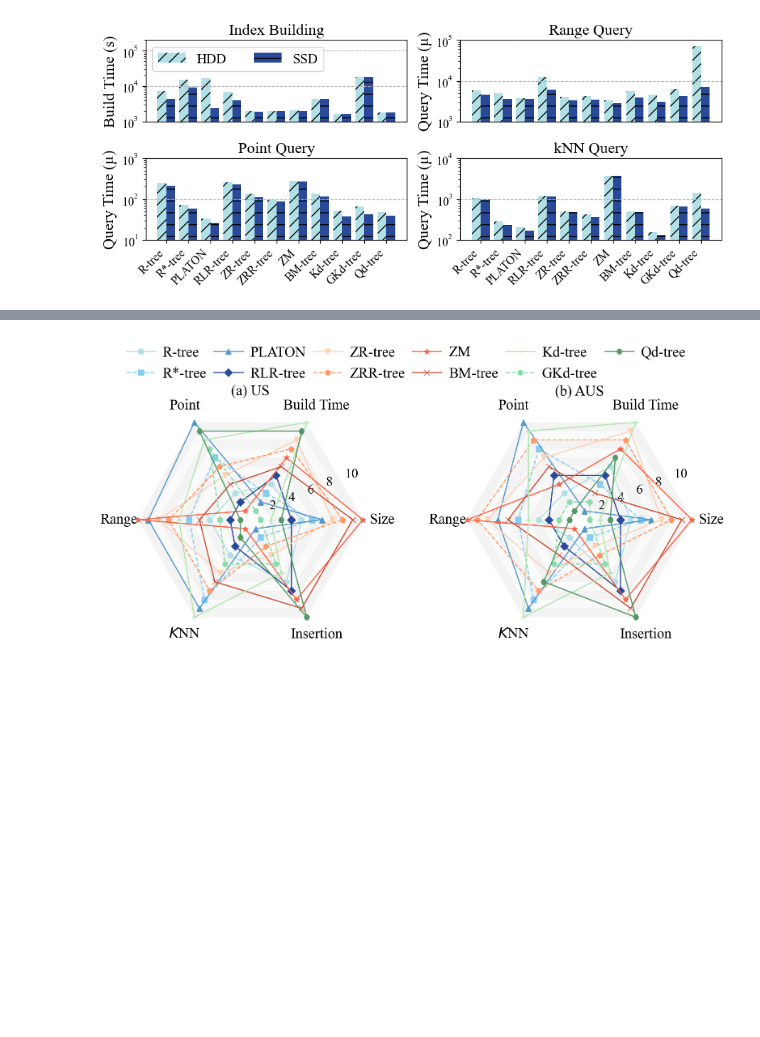
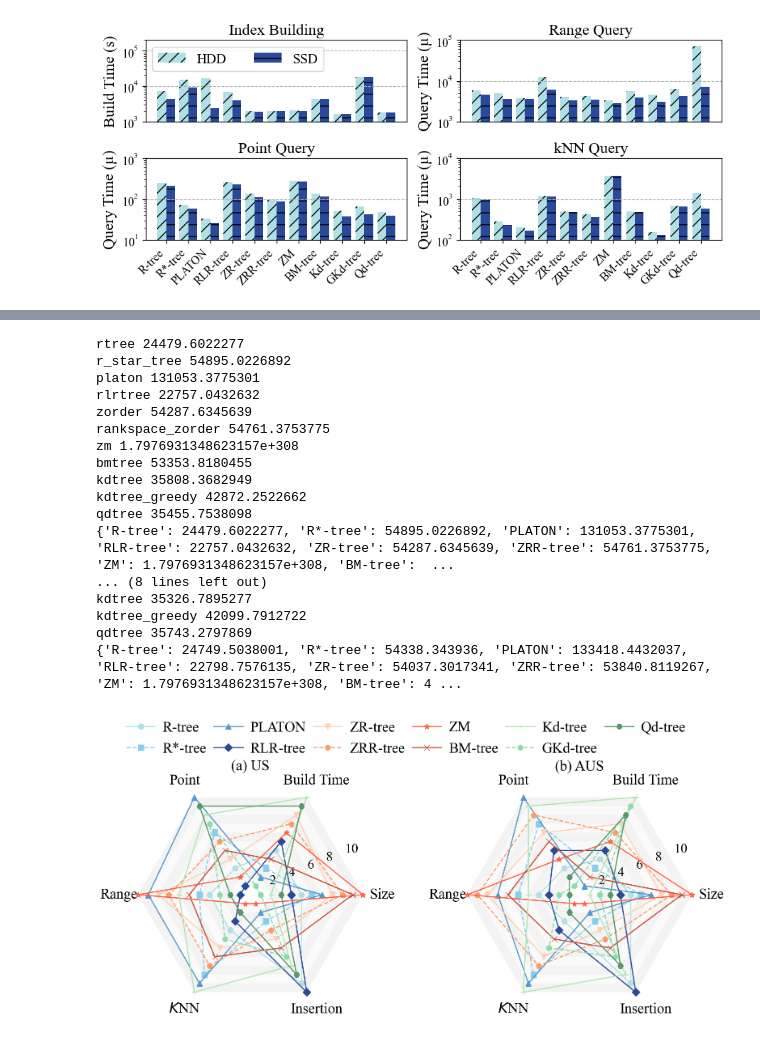
Before and after one commit to Liuguanli/rl_spatial_benchmark, a Jupyter notebook: notebook/Benchmark_Result_Figures-SIGMOD-SSD-and-PieChart.ipynb, the cells around one changed output, grey strips where cells are left out. Saved outputs shown, nothing was run; the diff lists cells and outputs as text; code cells hidden in the pictures; blank space fills up the shorter version.

Commit message:
clean up and upated images

```diff
--- a/notebook/Benchmark_Result_Figures-SIGMOD-SSD-and-PieChart.ipynb
+++ b/notebook/Benchmark_Result_Figures-SIGMOD-SSD-and-PieChart.ipynb
@@ -574,6 +574,48 @@ spider_knn_query = []
 spider_balanced = []
 spider_write_only = []
 
+
+baseline_suffix_map = {
+                    "us_100000000": {'bmtree':'_bits_32_depth_12_sample_10000',
+                   'kdtree':'',
+                   'platon':'',
+                   'zm':'_bits_32',
+                   'waffle':'',
+                   'kdtree_greedy':'',
+                   'qdtree':'_episode_10_sampling_ratio_0.0001_action_space_400',
+                   'r_star_tree':'_rstar',
+                   'rankspace_zorder':'_bits_32',
+                   'rlrtree':'_rlrtree_epoch_8_sample_80000',
+                   'rtree':'_quadratic',
+                   'zorder':'_bits_32'},
+                   "australia_100000000": {'bmtree':'_bits_32_depth_12_sample_10000',
+                   'kdtree':'',
+                   'platon':'',
+                   'zm':'_bits_32',
+                   'waffle':'',
+                   'kdtree_greedy':'',
+                   'qdtree':'_episode_10_sampling_ratio_0.0001_action_space_400',
+                   'r_star_tree':'_rstar',
+                   'rankspace_zorder':'_bits_32',
+                   'rlrtree':'_rlrtree_epoch_8_sample_80000',
+                   'rtree':'_quadratic',
+                   'zorder':'_bits_32'}
+                  }
+
+baseline_suffix = {'bmtree':'_bits_32_depth_10_sample_10000',
+                   'kdtree':'',
+                   'platon':'',
+                   'zmindex':'',
+                   'zm':'_bits_32',
+                   # 'waffle':'',
+                   'kdtree_greedy':'',
+                   'qdtree':'_episode_10_sampling_ratio_0.0001_action_space_200',
+                   'r_star_tree':'_rstar',
+                   'rankspace_zorder':'_bits_32',
+                   'rlrtree':'_rlrtree_epoch_10_sample_10000',
+                   'rtree':'_quadratic',
+                   'zorder':'_bits_32'}
+
 for data_name, data_name_write in zip(data_names, data_names_write):
 
     dict_spider_build_time = {}
@@ -583,6 +625,8 @@ for data_name, data_name_write in zip(data_names, data_names_write):
     dict_spider_knn_query = {}
     dict_spider_balanced = {}
     dict_spider_write_only = {}
+
+    # baseline_suffix = baseline_suffix_map[data_name]
 
     for baseline, display_baseline in zip(baselines, display_baselines):
         suffix = baseline_suffix[baseline]
@@ -665,8 +709,14 @@ for data_name, data_name_write in zip(data_names, data_names_write):
             suffix=suffix
         )
         res = os.path.join(insert_result_path.format(name=baseline), insert_result_name)
+
+
         tree_property = parse_rtree_properties(res)
-        dict_spider_write_only[display_baseline] = tree_property.InsertMean
+
+        dict_spider_write_only[display_baseline] = tree_property.InsertMean if baseline != 'zm' else sys.float_info.max
+        print(baseline, dict_spider_write_only[display_baseline])
+
+        # dict_spider_write_only[display_baseline] = tree_property.InsertMean
 
         insert_point_result_name = insert_point_result_name_pattern.format(
             data_name=data_name_write,
@@ -677,7 +727,10 @@ for data_name, data_name_write in zip(data_names, data_names_write):
         res = os.path.join(insert_point_result_path.format(name=baseline), insert_point_result_name)
         tree_property = parse_rtree_properties(res)
         # dict_spider_balanced[display_baseline] = tree_property.QueryMean
-        dict_spider_balanced[display_baseline] = tree_property.InsertMean
+        dict_spider_balanced[display_baseline] = tree_property.InsertMean if baseline != 'zm' else sys.float_info.max
+
+    print(dict_spider_write_only)
+
 
     ranked_spider_build_time = {
         baseline: rank for rank, (baseline, _) in enumerate(sorted(dict_spider_build_time.items(), key=lambda item: item[1], reverse=True), 1)
@@ -786,34 +839,51 @@ for j, ax in enumerate(axs):
 
     for i in range(2, 12):  # Number of radial grid levels
         ax.fill_between(
             angles,
             i - 1, i,  # Radial range
             color=background_colors[i % 2],  # Alternate colors
             alpha=0.3,  # Transparency
             edgecolor='none'
         )
     ax.tick_params(axis='y', labelsize=label_size)
     ax.spines['polar'].set_visible(False)  # Remove the outer circle
     ax.grid(False)  # Remove the gridlines
     ax.yaxis.grid(False)  # Disable radial gridlines
     ax.xaxis.grid(False)  # Disable angular gridlines
 
     # Optional: Adjust the appearance of the chart
     ax.set_frame_on(False)  # Ensure no frame is drawn around the plot
 
 plt.subplots_adjust(wspace=0.4, hspace=0.02)
 
 
 # Adjust layout to prevent overlap
 # plt.tight_layout()
 
 plt.savefig(folder + "/exp_sigmod/spider.pdf", format='pdf', bbox_inches='tight')
 plt.savefig("../figs/exp_sigmod/spider.png", format='png', bbox_inches='tight')
 
 # Show the entire figure with all subplots
 plt.show()
 # %% [output]
+rtree 24479.6022277
+r_star_tree 54895.0226892
+platon 131053.3775301
+rlrtree 22757.0432632
+zorder 54287.6345639
+rankspace_zorder 54761.3753775
+zm 1.7976931348623157e+308
+bmtree 53353.8180455
+kdtree 35808.3682949
+kdtree_greedy 42872.2522662
+qdtree 35455.7538098
+{'R-tree': 24479.6022277, 'R*-tree': 54895.0226892, 'PLATON': 131053.3775301, 'RLR-tree': 22757.0432632, 'ZR-tree': 54287.6345639, 'ZRR-tree': 54761.3753775, 'ZM': 1.7976931348623157e+308, 'BM-tree':  ...
+... (8 lines left out)
+kdtree 35326.7895277
+kdtree_greedy 42099.7912722
+qdtree 35743.2797869
+{'R-tree': 24749.5038001, 'R*-tree': 54338.343936, 'PLATON': 133418.4432037, 'RLR-tree': 22798.7576135, 'ZR-tree': 54037.3017341, 'ZRR-tree': 53840.8119267, 'ZM': 1.7976931348623157e+308, 'BM-tree': 4 ...
-[figure, old version]
+[figure, new version]
 # %%
 data_names = ["us_100000000", "australia_100000000"]
 data_names_write = ["us_10000000", "australia_10000000"]
```
Also changed, not shown: parts of 3 cells of this notebook, 29 other files.
